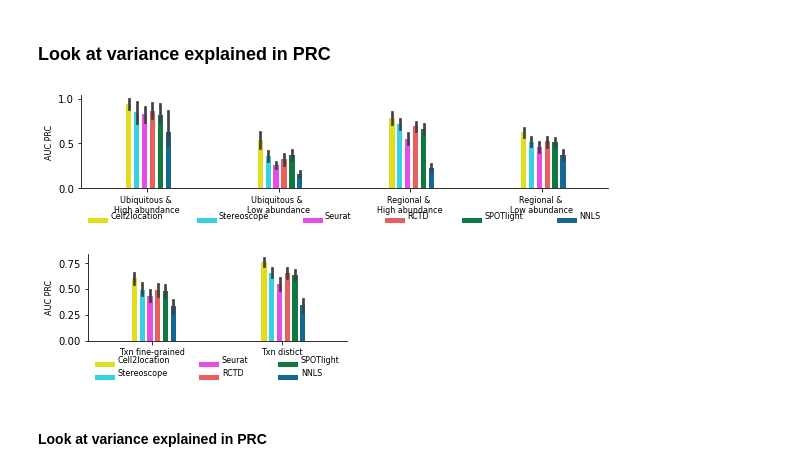
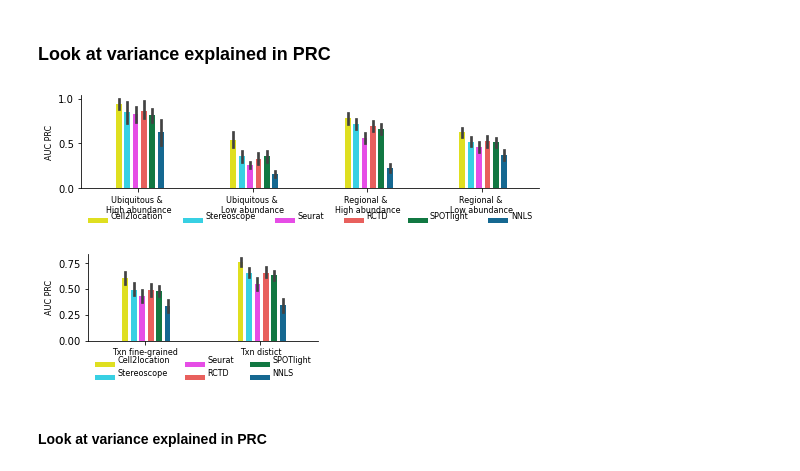
Before and after one commit to vitkl/cell2location_paper, a Jupyter notebook: notebooks/benchmarking/Fig1BCDE_FigS1S2S3_synthetic_data_improved_revision4_plots.ipynb, the cells around one changed output. Cells and saved outputs as stored; diff of their text form; code cells hidden in the pictures.

Commit message:
synthetic benchmark results plotting update

```diff
--- a/notebooks/benchmarking/Fig1BCDE_FigS1S2S3_synthetic_data_improved_revision4_plots.ipynb
+++ b/notebooks/benchmarking/Fig1BCDE_FigS1S2S3_synthetic_data_improved_revision4_plots.ipynb
@@ -986,42 +986,42 @@ def plot_boxplot_prc(x, y="value", n_leged_col=6):
                     data=pr_data_values, palette=sc.pl.palettes.default_102);
 
     #change_width(g, .10)
-    change_width(g, .04, shrink=0.55, shift=0.01)
+    change_width(g, .05, shrink=0.45, shift=0.01)
 
     plt.xlabel('');
     plt.ylabel('AUC PRC', size=8);
     plt.xticks(size=8, ha='center');
     # lgnd = plt.legend(loc='center left', bbox_to_anchor=(1.04, 0.5), ncol=1,
     #            fontsize=15, frameon=False);
 
     lgnd = plt.legend(loc='center', bbox_to_anchor=(0, -0.45,  1, 0.3), mode='expand', ncol=n_leged_col,
                fontsize=8, frameon=False);
 
     for handle in lgnd.legendHandles:
          handle.set_height(5)
          handle.set_width(20)
          handle.set_y(-4)
     plt.tight_layout();
 
     g.spines['right'].set_visible(False)
     g.spines['top'].set_visible(False)
 
     # ax = plt.gca()
     # ax.set_xticks(ax.get_xticks() + 0.4)
     # plt.savefig(fig_path + '/barplot_by_category_with_label.pdf', bbox_inches='tight')
 
-plt.figure(figsize=(8.2, 2.2))
+plt.figure(figsize=(7.25, 2.2))
 plot_boxplot_prc('Fig1_categories', n_leged_col=6)
 plt.savefig(fig_path + '/barplot_Fig1_abundance_categories_PRC.pdf', bbox_inches='tight')
 plt.show()
 
-plt.figure(figsize=(4.4, 2.2))
+plt.figure(figsize=(4., 2.2))
 plot_boxplot_prc('Fig1_txn_categories', n_leged_col=3)
 plt.savefig(fig_path + '/barplot_Fig1_txn_categories_PRC.pdf', bbox_inches='tight')
 plt.show()
 # %% [output]
-[figure, old version]
+[figure, new version]
-[figure, old version]
+[figure, new version]
 # %% [markdown]
 #### Look at variance explained in PRC
 # %%
```
Also changed, not shown: parts of 1 cell of this notebook, 4 other files.
